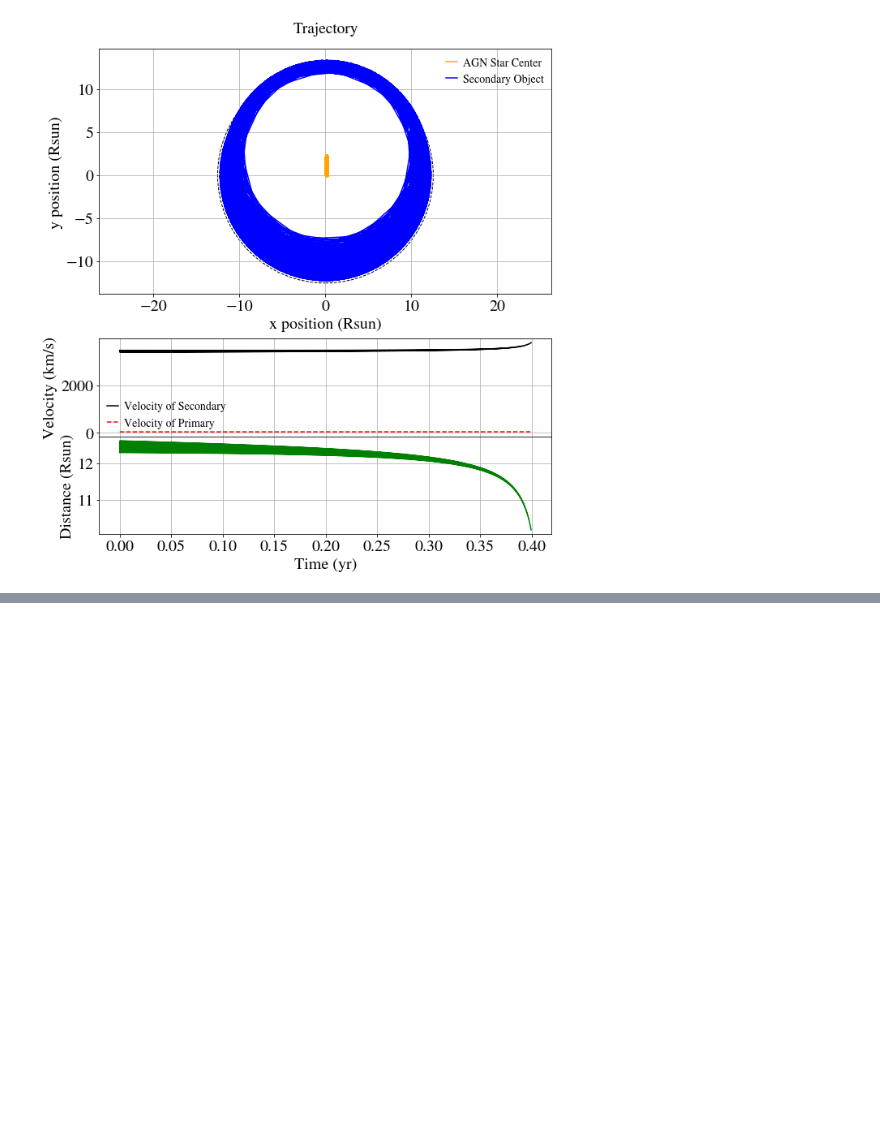
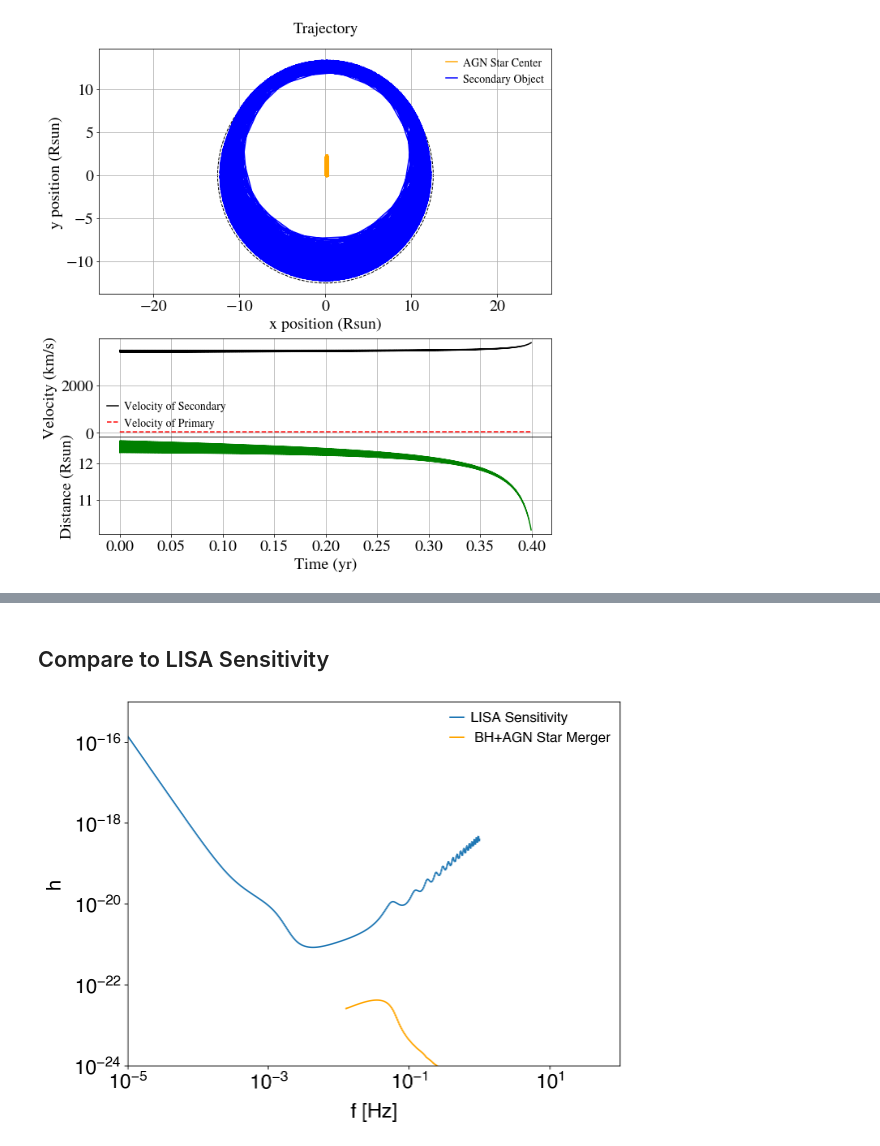
Before and after one commit to matteocantiello/agnstars_cee, a Jupyter notebook: CEE_AGN.ipynb, the cells around one changed output, grey strips where cells are left out. Cells and saved outputs as stored; diff of their text form; code cells hidden in the pictures; blank space fills up the shorter version.

```diff
--- a/CEE_AGN.ipynb
+++ b/CEE_AGN.ipynb
@@ -1250,0 +1326,21 @@ plot_simulation_results(positions, times, v_1, v_2, R_1)
+# %% [markdown]
+## Compare to LISA Sensitivity
+# %%
+import PhenomA as pa
+
+fig, ax = plt.subplots(1, figsize=(8,6))
+plt.tight_layout()
+
+ax.set_xlabel(r'f [Hz]', fontsize=20, labelpad=10)
+ax.set_ylabel(r'h', fontsize=20, labelpad=10)
+ax.tick_params(axis='both', which='major', labelsize=20)
+
+ax.set_xlim(1.0e-5, 100.0e0)
+ax.set_ylim(1.0e-24, 1.0e-15)
+
+ax.loglog(f, np.sqrt(f*Sn),label = 'LISA Sensitivity') # plot the characteristic strain
+ax.loglog(f_gw/0.01,h,color ='orange', label=' BH+AGN Star Merger')
+ax.legend()
+plt.show()
+# %% [output]
+[figure, added]
```
Also changed, not shown: parts of 22 cells of this notebook, 10 other files.
